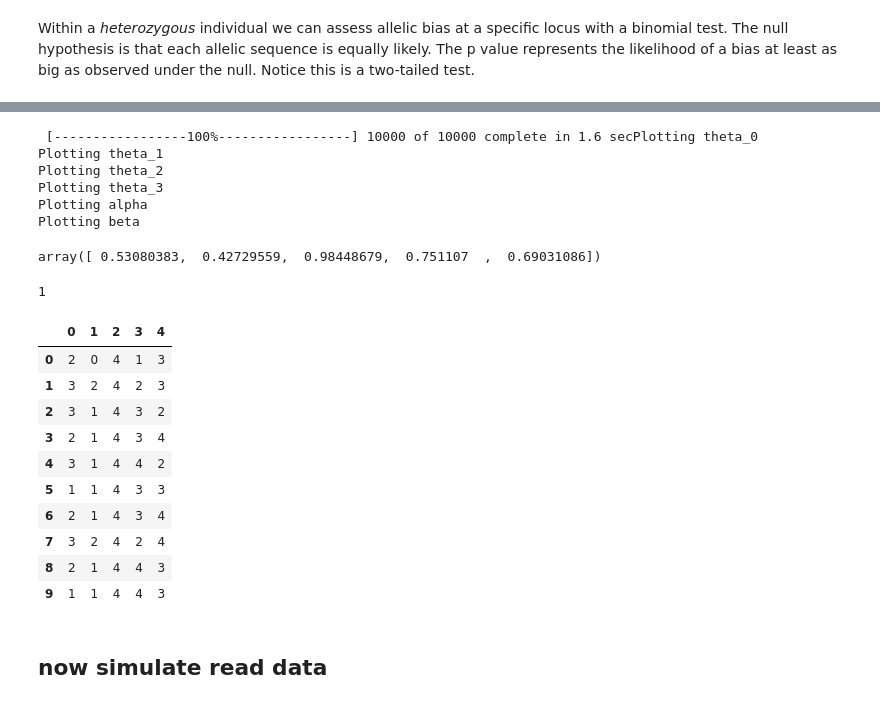
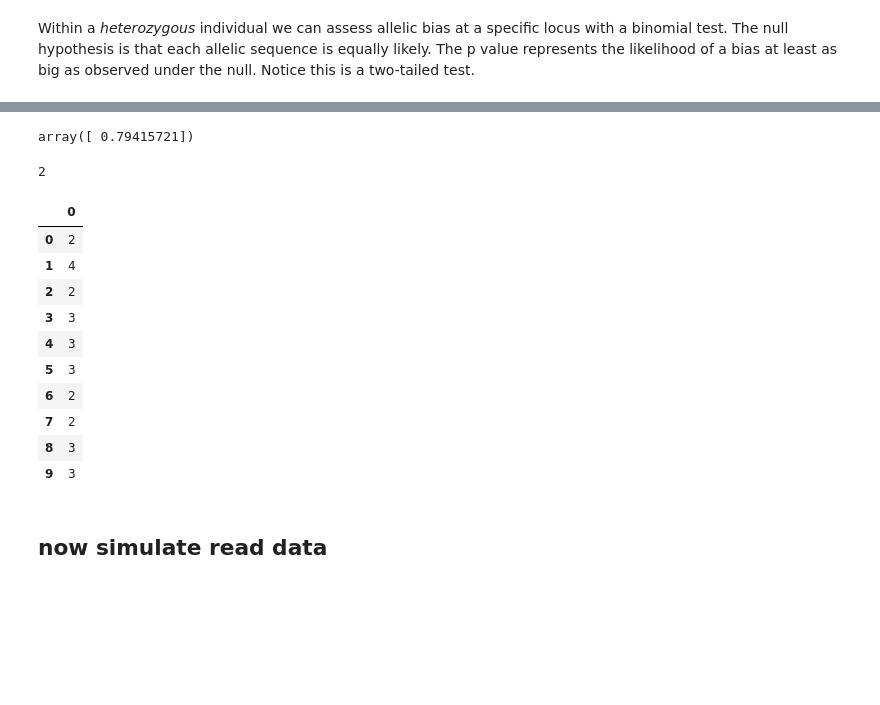
Before and after one commit to rwaples/RAD_allele_coverage, a Jupyter notebook: notebooks/model genotypes.ipynb, the cells around one changed output, grey strips where cells are left out. Cells and saved outputs as stored; diff of their text form; code cells hidden in the pictures; blank space fills up the shorter version.

```diff
--- a/notebooks/model genotypes.ipynb
+++ b/notebooks/model genotypes.ipynb
@@ -26,27 +19,14 @@ plt.show()
-# %%
-import pymc
-import my_pymc_model
-
-S = pymc.MCMC(my_pymc_model, db='pickle')
-S.sample(iter=10000, burn=5000, thin=2)
-pymc.Matplot.plot(S)
-# %% [output]
- [-----------------100%-----------------] 10000 of 10000 complete in 1.6 secPlotting theta_0
-Plotting theta_1
-Plotting theta_2
-Plotting theta_3
-Plotting alpha
-Plotting beta
 # %%
 # simulate data,  ala polyfreqs
+ploidy = 4
 n_ind = 30
-n_loci = 5
-depth = 15
+n_loci = 1
+mean_depth = 15
 epsilon = 0.01
 allele_freqs = np.random.random(n_loci)
 allele_freqs
 # %% [output]
-array([ 0.53080383,  0.42729559,  0.98448679,  0.751107  ,  0.69031086])
+array([ 0.79415721])
 # %%
 def generate_genotype(afreq, ploidy):
     genotype = np.sum(np.random.random(ploidy) < afreq)
@@ -54,26 +34,26 @@ def generate_genotype(afreq, ploidy):
 # %%
 generate_genotype(.33, 4)
 # %% [output]
-1
+2
 # %%
 def generate_genotype_df(allele_freqs, n_ind, ploidy):
     my_df = pd.DataFrame([[generate_genotype(afreq, ploidy) for ind in range(n_ind)] for afreq in allele_freqs]).T
     return(my_df)
 # %%
-sim_genotypes = generate_genotype_df(allele_freqs, n_ind = n_ind, ploidy = 4)
+sim_genotypes = generate_genotype_df(allele_freqs, n_ind = n_ind, ploidy = ploidy)
 sim_genotypes.head(10)
 # %% [output]
-|  | 0 | 1 | 2 | 3 | 4 |
-| 0 | 2 | 0 | 4 | 1 | 3 |
-| 1 | 3 | 2 | 4 | 2 | 3 |
-| 2 | 3 | 1 | 4 | 3 | 2 |
-| 3 | 2 | 1 | 4 | 3 | 4 |
-| 4 | 3 | 1 | 4 | 4 | 2 |
-| 5 | 1 | 1 | 4 | 3 | 3 |
-| 6 | 2 | 1 | 4 | 3 | 4 |
-| 7 | 3 | 2 | 4 | 2 | 4 |
-| 8 | 2 | 1 | 4 | 4 | 3 |
-| 9 | 1 | 1 | 4 | 4 | 3 |
+|  | 0 |
+| 0 | 2 |
+| 1 | 4 |
+| 2 | 2 |
+| 3 | 3 |
+| 4 | 3 |
+| 5 | 3 |
+| 6 | 2 |
+| 7 | 2 |
+| 8 | 3 |
+| 9 | 3 |
 # %% [markdown]
 ## now simulate read data
 # %%
```
Also changed, not shown: parts of 7 cells of this notebook, 6 other files.
